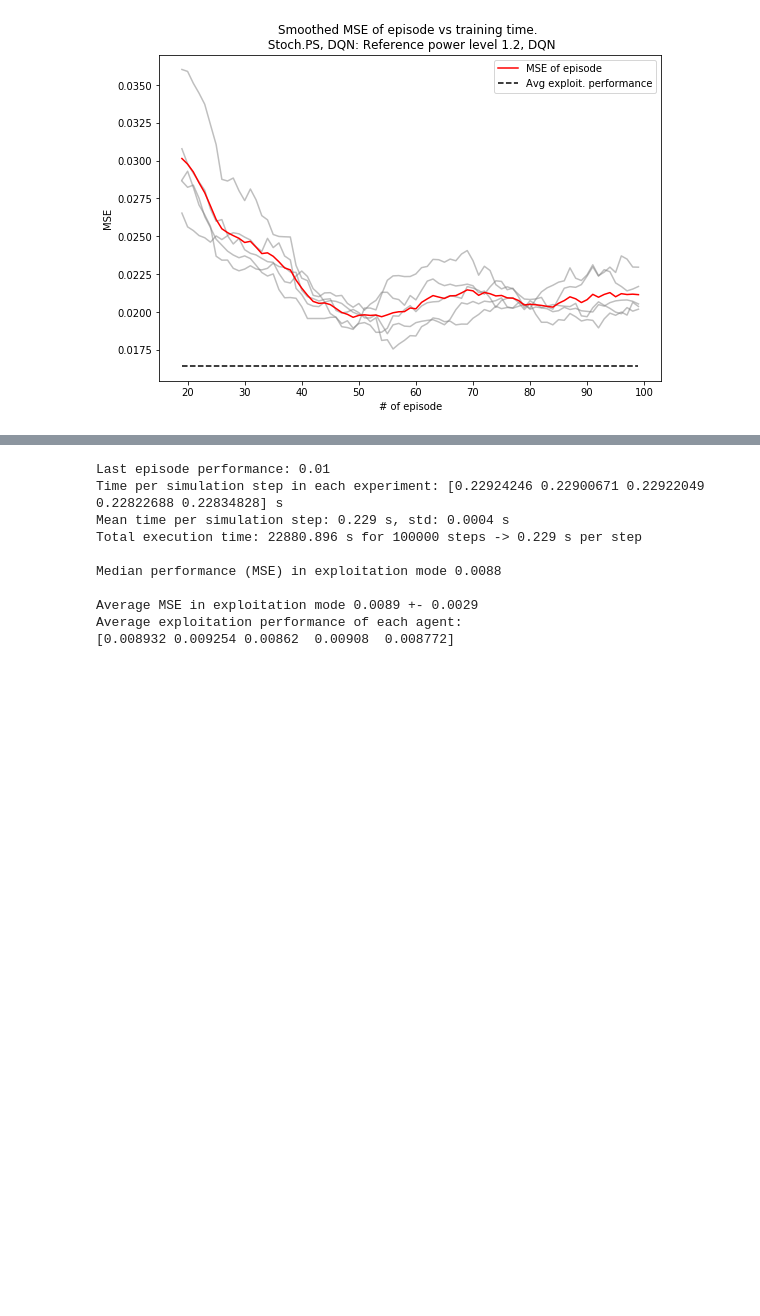
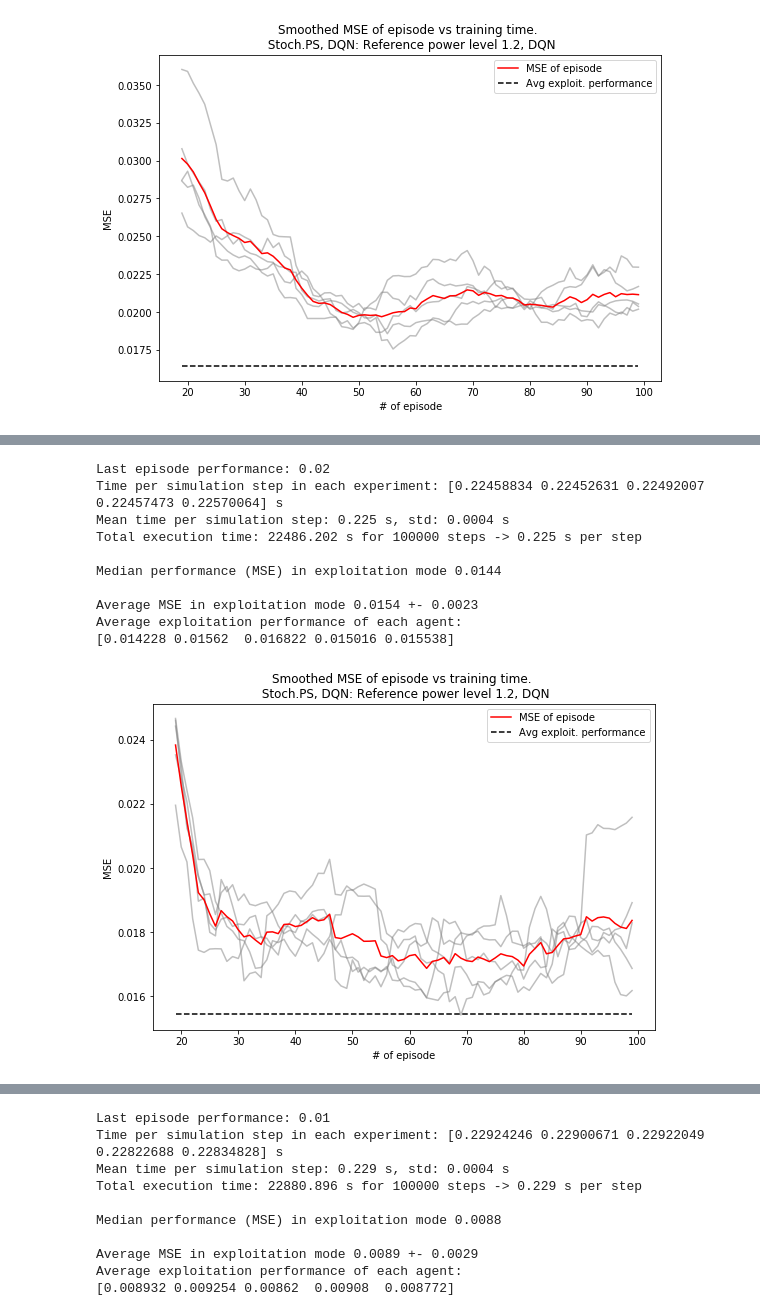
Before and after one commit to OlehLuk/rl-power-control, a Jupyter notebook: experiments/results/ps_dqn.ipynb, the cells around one changed output, grey strips where cells are left out. Saved outputs shown, nothing was run; the diff lists cells and outputs as text; code cells hidden in the pictures; blank space fills up the shorter version.

```diff
--- a/experiments/results/ps_dqn.ipynb
+++ b/experiments/results/ps_dqn.ipynb
@@ -31,0 +92,20 @@ Average exploitation performance of each agent:
+# %%
+experiments_folder = case_folder + "dqn_expl_winsize_25-12-2019_18-56/"
+experiment_name = "Stoch.PS, DQN:"
+case = "window_size=2"
+case_name = "Reference power level 1.2, DQN"
+df_avgsm_mses_1, perf_1, sig_1 = report_experiment(experiments_folder + case,
+                             exp_name="\n {} {}".format(experiment_name, case_name), plot_perf_sigma=0,
+                                                         stochastic=False)
+# %% [output]
+Last episode performance: 0.02
+Time per simulation step in each experiment: [0.22458834 0.22452631 0.22492007 0.22457473 0.22570064] s
+Mean time per simulation step: 0.225 s, std: 0.0004 s
+Total execution time: 22486.202 s for 100000 steps -> 0.225 s per step
+
+Median performance (MSE) in exploitation mode 0.0144
+
+Average MSE in exploitation mode 0.0154 +- 0.0023
+Average exploitation performance of each agent:
+[0.014228 0.01562  0.016822 0.015016 0.015538]
+[figure, added]
```
Also changed, not shown: parts of 38 cells of this notebook, 3 other files.
